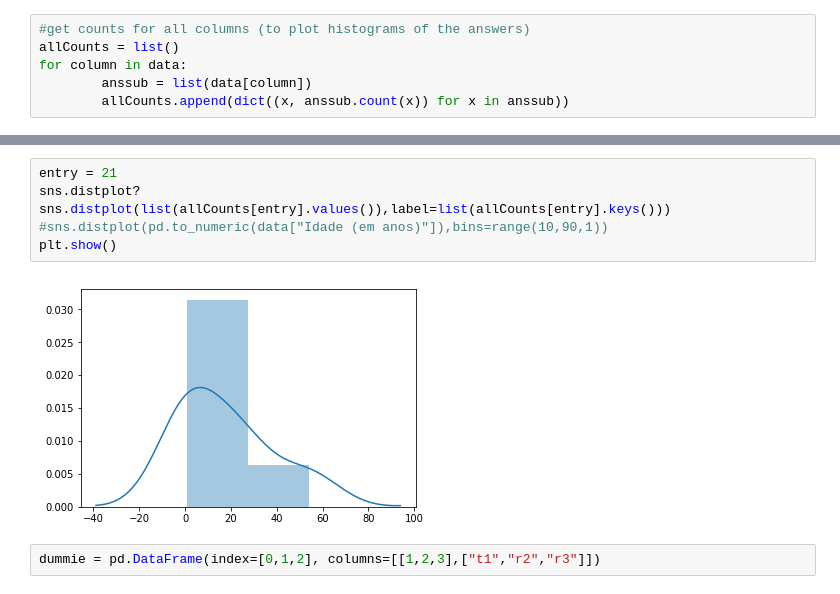
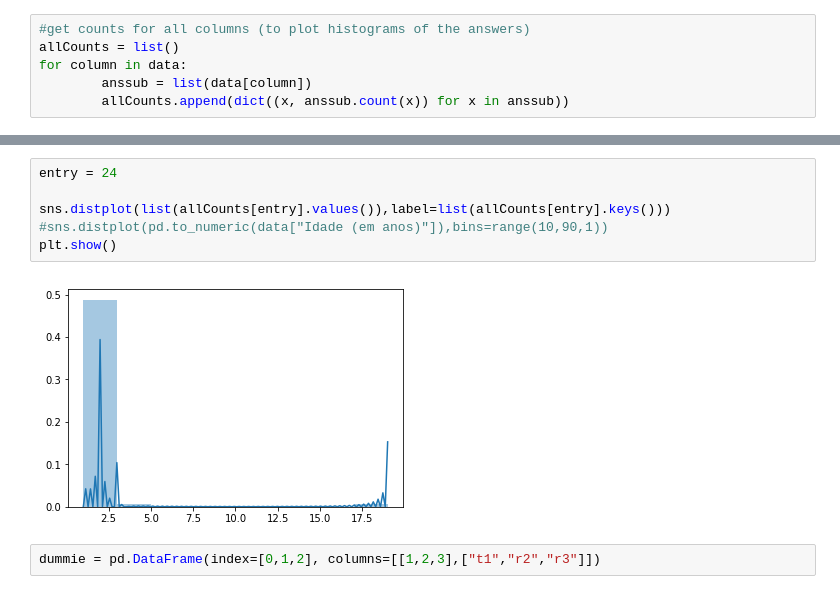
Before and after one commit to FOSH-following-demand/map_fosh_demand, a Jupyter notebook: survey/code/basic_overview.ipynb, the cells around one changed output, grey strips where cells are left out. Saved outputs shown, nothing was run; the diff lists cells and outputs as text.

```diff
--- a/survey/code/basic_overview.ipynb
+++ b/survey/code/basic_overview.ipynb
@@ -100,11 +120,11 @@ allCounts
 # %%
-entry = 21
-sns.distplot?
+entry = 24
+
 sns.distplot(list(allCounts[entry].values()),label=list(allCounts[entry].keys()))
 #sns.distplot(pd.to_numeric(data["Idade (em anos)"]),bins=range(10,90,1))
 plt.show()
 # %% [output]
-[figure, old version]
+[figure, new version]
 # %%
 dummie = pd.DataFrame(index=[0,1,2], columns=[[1,2,3],["t1","r2","r3"]])
 # %%
```
Also changed, not shown: parts of 5 cells of this notebook.
